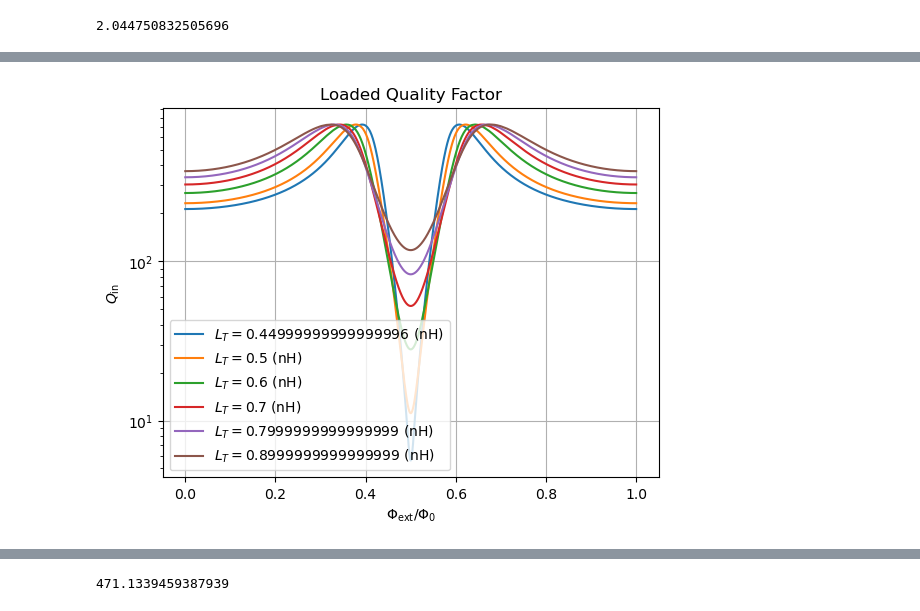
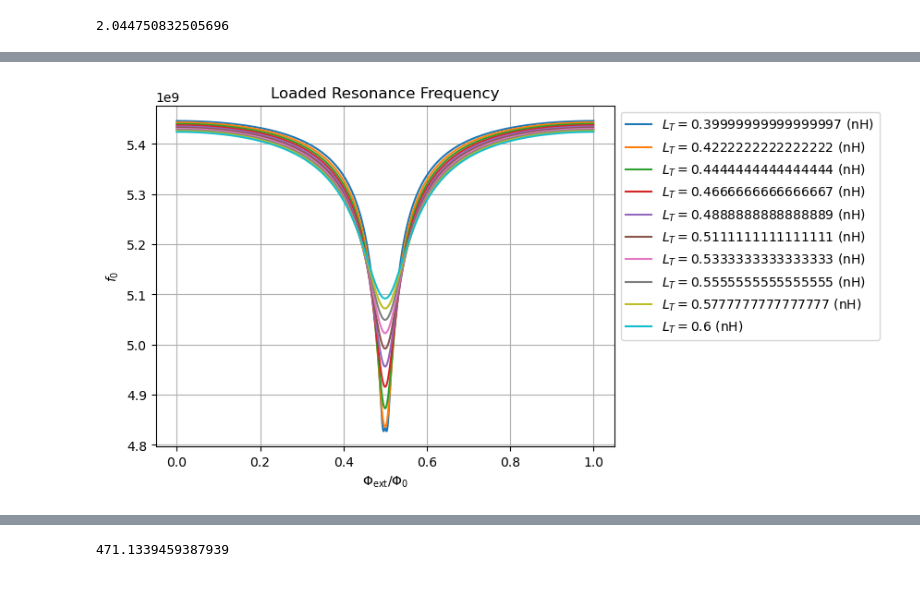
Before and after one commit to foysalx/Tunable-Coupler, a Jupyter notebook: TC-ABCD.ipynb, the cells around one changed output, grey strips where cells are left out. Saved outputs shown, nothing was run; the diff lists cells and outputs as text; code cells hidden in the pictures.

Commit message:
Characterizing different parameters in the simulation

```diff
--- a/TC-ABCD.ipynb
+++ b/TC-ABCD.ipynb
@@ -133,11 +133,11 @@ res_cpw_param_set = calc_cpw_param_set(
     metal_thickness=200e-9
 )
 
-l = calc_target_length(6e9, res_cpw_param_set)
+l = calc_target_length(5.5e9, res_cpw_param_set)
 f = calc_target_frequency(5122.618693762872, res_cpw_param_set)
 l_f = l/1e6
-L_l = res_cpw_param_set['inductance']
-C_l = res_cpw_param_set['capacitance']
+L_l = 4.84721309e-07 #res_cpw_param_set['inductance']
+C_l = 1.29424392e-10 #res_cpw_param_set['capacitance']
 # %%
 (35/17117)*1000
 # %% [output]
@@ -457,0 +416,10 @@ plt.show()
+# %%
+for i in range(len(R_vals)):
+    plt.plot(phi_ext/(2*np.pi), f0_array_R[:,i], label = f'$R = {R_vals[i]} \Omega$')
+
+plt.xlabel(r'$\Phi_{\rm ext}/\Phi_0$')
+plt.ylabel(r'$f_0$')
+plt.title(r"Loaded Resonance Frequency")
+plt.grid(True)
+plt.legend(loc = 'upper left', bbox_to_anchor=(1, 1))
+plt.show()
@@ -457,0 +428,10 @@ plt.show()
+# %%
+for i in range(len(R_vals)):
+    plt.plot(phi_ext/(2*np.pi), q_loaded_array_R[:,i], label = f'$R = {R_vals[i]} \Omega$')
+
+plt.xlabel(r'$\Phi_{\rm ext}/\Phi_0$')
+plt.ylabel(r'$Q$')
+plt.title(r"Loaded Quality Factor")
+plt.grid(True)
+plt.legend(loc = 'upper left', bbox_to_anchor=(1, 1))
+plt.show()
@@ -458,12 +440,12 @@ plt.show()
 # %%
 # storage arrays
 N = 1001
-L01 = 0.2e-9
-L02 = 0.2e-9
-LT_vals = [0.45e-9,0.5e-9, 0.6e-9, 0.7e-9, 0.8e-9, 0.9e-9] #np.linspace(5, 20, N)
+L01 = 1.80333428e-10
+L02 = 1.80333428e-10
+LT_vals = np.linspace(0.4e-9, 0.6e-9, 10)
 N_L = len(LT_vals)
-C_c = 35e-15
-R_j = 15
+C_c = 5.22641116e-14
+R_j = 1.55985018e+01
 delta_sols_LT = np.zeros((N, N_L))
 delta_sols_LT[0, :] = phi_ext[0]
 ZL_vals_LT = np.zeros((N,N,N_L), dtype = complex)
@@ -509,14 +491,14 @@ for i in range(N_L):
     q_loaded_array_LT[:, i], q_internal_array_LT[:, i], q_external_array_LT[:, i], f0_array_LT[:, i] = calculate_q_factors(f_r, S21_vals_LT[:, :, i])
 # %%
 for i in range(len(LT_vals)):
-    plt.semilogy(phi_ext/(2*np.pi), q_loaded_array_LT[:,i], label = f'$L_T = {LT_vals[i]/1e-9}$ (nH)')
+    plt.plot(phi_ext/(2*np.pi), f0_array_LT[:,i], label = f'$L_T = {LT_vals[i]/1e-9}$ (nH)')
 
 plt.xlabel(r'$\Phi_{\rm ext}/\Phi_0$')
-plt.ylabel(r'$Q_{\rm in}$')
-plt.title(r"Loaded Quality Factor")
+plt.ylabel(r'$f_0$')
+plt.title(r"Loaded Resonance Frequency")
 plt.grid(True)
-plt.legend()
+plt.legend(loc = 'upper left', bbox_to_anchor=(1, 1))
 plt.show()
 #np.min(q_loaded_array)
 # %% [output]
-[figure, old version]
+[figure, new version]
```
Also changed, not shown: parts of 31 cells of this notebook, 8 other files.
